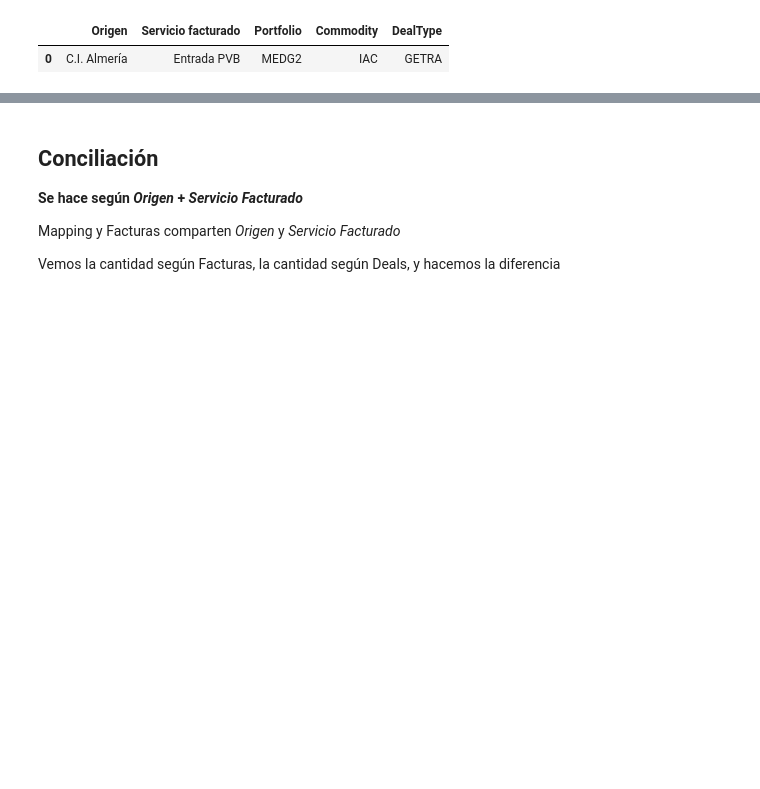
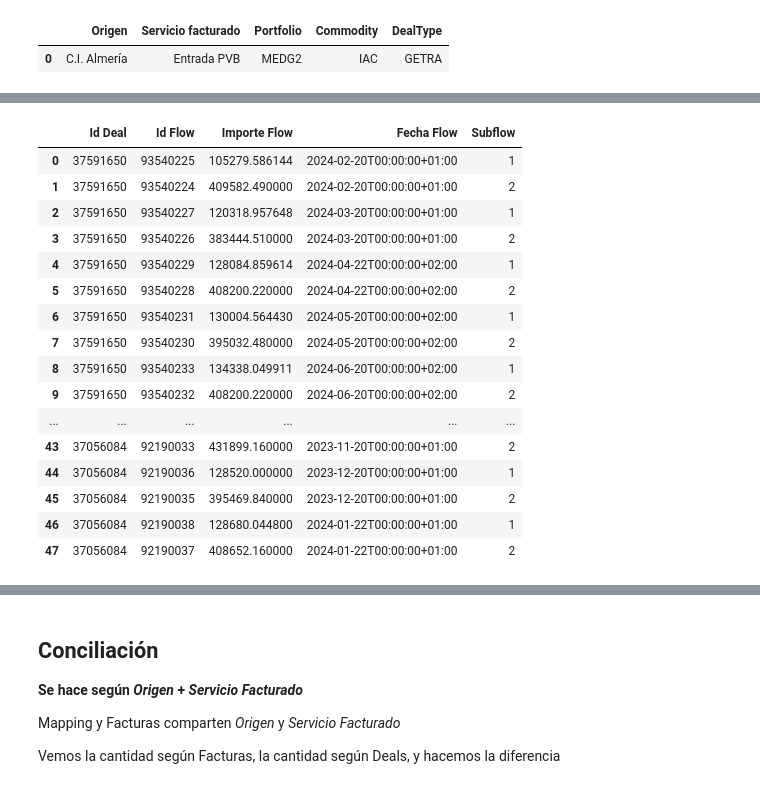
Before and after one commit to kikekzm/Data-Projects, a Jupyter notebook: ENGIE-Caso/Caso-Engie-Tips.ipynb, the cells around one changed output, grey strips where cells are left out. Cells and saved outputs as stored; diff of their text form; code cells hidden in the pictures; blank space fills up the shorter version.

```diff
--- a/ENGIE-Caso/Caso-Engie-Tips.ipynb
+++ b/ENGIE-Caso/Caso-Engie-Tips.ipynb
@@ -120,0 +84,62 @@ AttributeError: 'str' object has no attribute 'get'
+# %%
+# definimos una función para tratar los json (la tendremos que usar varias veces)
+def clean_json(string):
+    if isinstance(string, str):
+        string = string.replace("'", '"')
+        string = string.replace("None", 'null')
+        string = string.replace("True", 'true')
+        string = string.replace("False", 'false')
+    return string
+
+# la usamos sobre la columna de flows
+flows_cleaned = IAC_filtrado_df['Flows'].apply(clean_json)
+
+
+# Ahora creamos otra función para extraer los datos de json a diccionarios de python
+def extract_json(flows, id_deal):
+    if not flows or not isinstance(flows, list):
+        return pd.DataFrame()
+    data = {
+        'Id Deal': [],
+        'Currency': [],
+        'Amount': [],
+        'Id': [],
+        'Date': [],
+        'FlowType': [],
+        'PayReceive': []
+    }
+    for item in flows:
+        if isinstance(item, dict):
+            data['Id Deal'].append(id_deal)
+            for key in data.keys():
+                if key != 'Id Deal':
+                    data[key].append(item.get(key))
+        else:
+            print(f"Unexpected type {type(item)}")
+    return pd.DataFrame(data)
+
+# creamos un df para meter los datos
+datos_json = []
+
+for idx, row in IAC_filtrado_df.iterrows():
+    try:
+        # intentamos convertir la cadena a una lista de diccionarios
+        print(f"Procesamos fila {idx} con Id Deal {row['Id Deal']}")
+        flows = eval(row['Flows'])
+        id_deal = row['Id Deal']
+        i = extract_json(flows, id_deal)
+        if not i.empty:
+            datos_json.append(i)
+        else:
+            print(f"DataFrame vacío para Id Deal {id_deal}")
+    except Exception as e:
+        print(e)
+
+datos_json_final = pd.concat(datos_json, ignore_index=True)
+
+# cambiamos un poco las columnas
+datos_json_final = datos_json_final[['Id Deal','Id','Amount', 'Date', 'FlowType']]
+datos_json_final = datos_json_final.rename(columns={'Id':'Id Flow', 'Amount':'Importe Flow', 'Date':'Fecha Flow', 'FlowType':'Subflow'})
+
+datos_json_final.head(100)
+# %% [output]
@@ -120,0 +148,17 @@ AttributeError: 'str' object has no attribute 'get'
+|  | Id Deal | Id Flow | Importe Flow | Fecha Flow | Subflow |
+| 0 | 37591650 | 93540225 | 105279.586144 | 2024-02-20T00:00:00+01:00 | 1 |
+| 1 | 37591650 | 93540224 | 409582.490000 | 2024-02-20T00:00:00+01:00 | 2 |
+| 2 | 37591650 | 93540227 | 120318.957648 | 2024-03-20T00:00:00+01:00 | 1 |
+| 3 | 37591650 | 93540226 | 383444.510000 | 2024-03-20T00:00:00+01:00 | 2 |
+| 4 | 37591650 | 93540229 | 128084.859614 | 2024-04-22T00:00:00+02:00 | 1 |
+| 5 | 37591650 | 93540228 | 408200.220000 | 2024-04-22T00:00:00+02:00 | 2 |
+| 6 | 37591650 | 93540231 | 130004.564430 | 2024-05-20T00:00:00+02:00 | 1 |
+| 7 | 37591650 | 93540230 | 395032.480000 | 2024-05-20T00:00:00+02:00 | 2 |
+| 8 | 37591650 | 93540233 | 134338.049911 | 2024-06-20T00:00:00+02:00 | 1 |
+| 9 | 37591650 | 93540232 | 408200.220000 | 2024-06-20T00:00:00+02:00 | 2 |
+| ... | ... | ... | ... | ... | ... |
+| 43 | 37056084 | 92190033 | 431899.160000 | 2023-11-20T00:00:00+01:00 | 2 |
+| 44 | 37056084 | 92190036 | 128520.000000 | 2023-12-20T00:00:00+01:00 | 1 |
+| 45 | 37056084 | 92190035 | 395469.840000 | 2023-12-20T00:00:00+01:00 | 2 |
+| 46 | 37056084 | 92190038 | 128680.044800 | 2024-01-22T00:00:00+01:00 | 1 |
+| 47 | 37056084 | 92190037 | 408652.160000 | 2024-01-22T00:00:00+01:00 | 2 |
```
Also changed, not shown: parts of 14 cells of this notebook.
